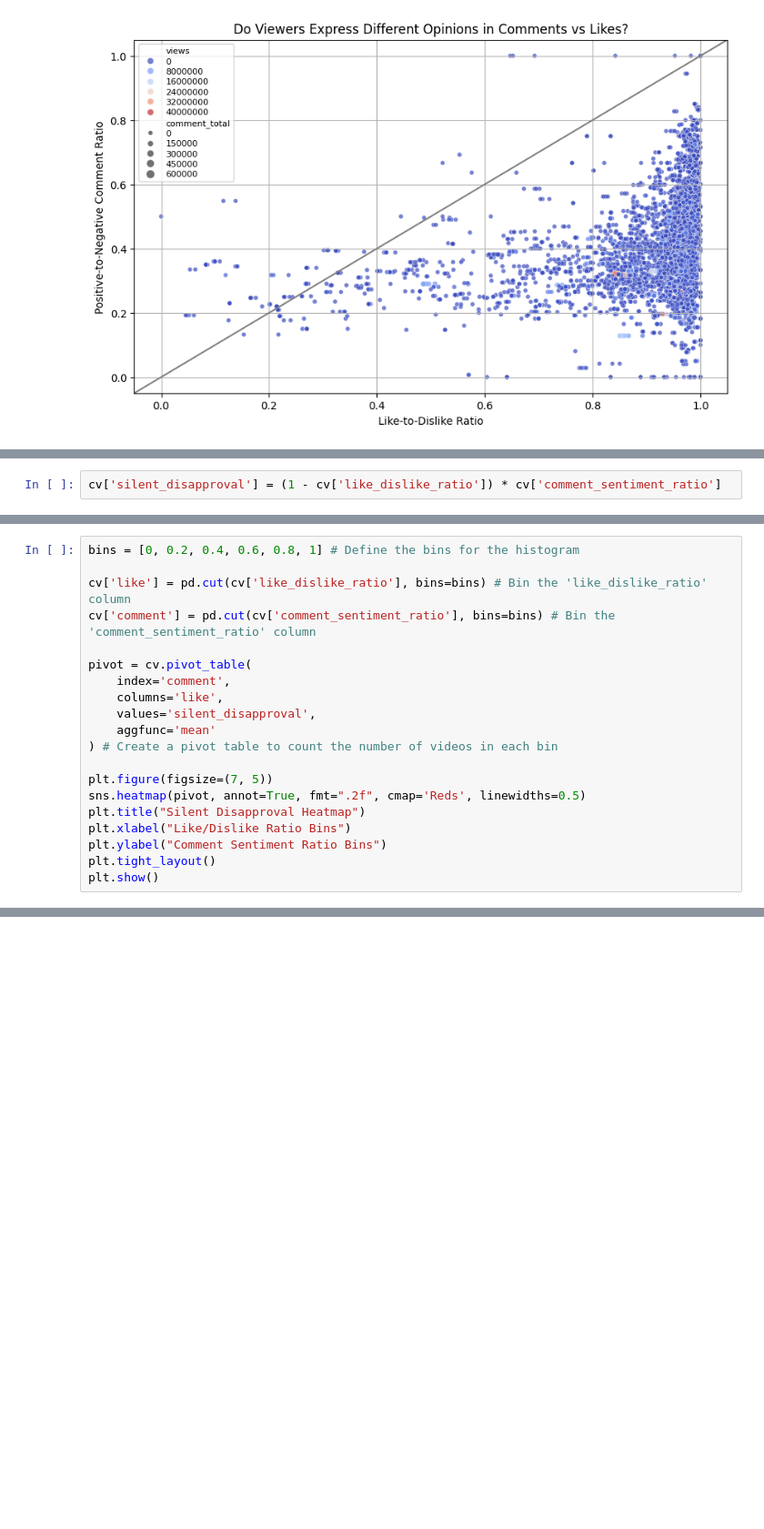
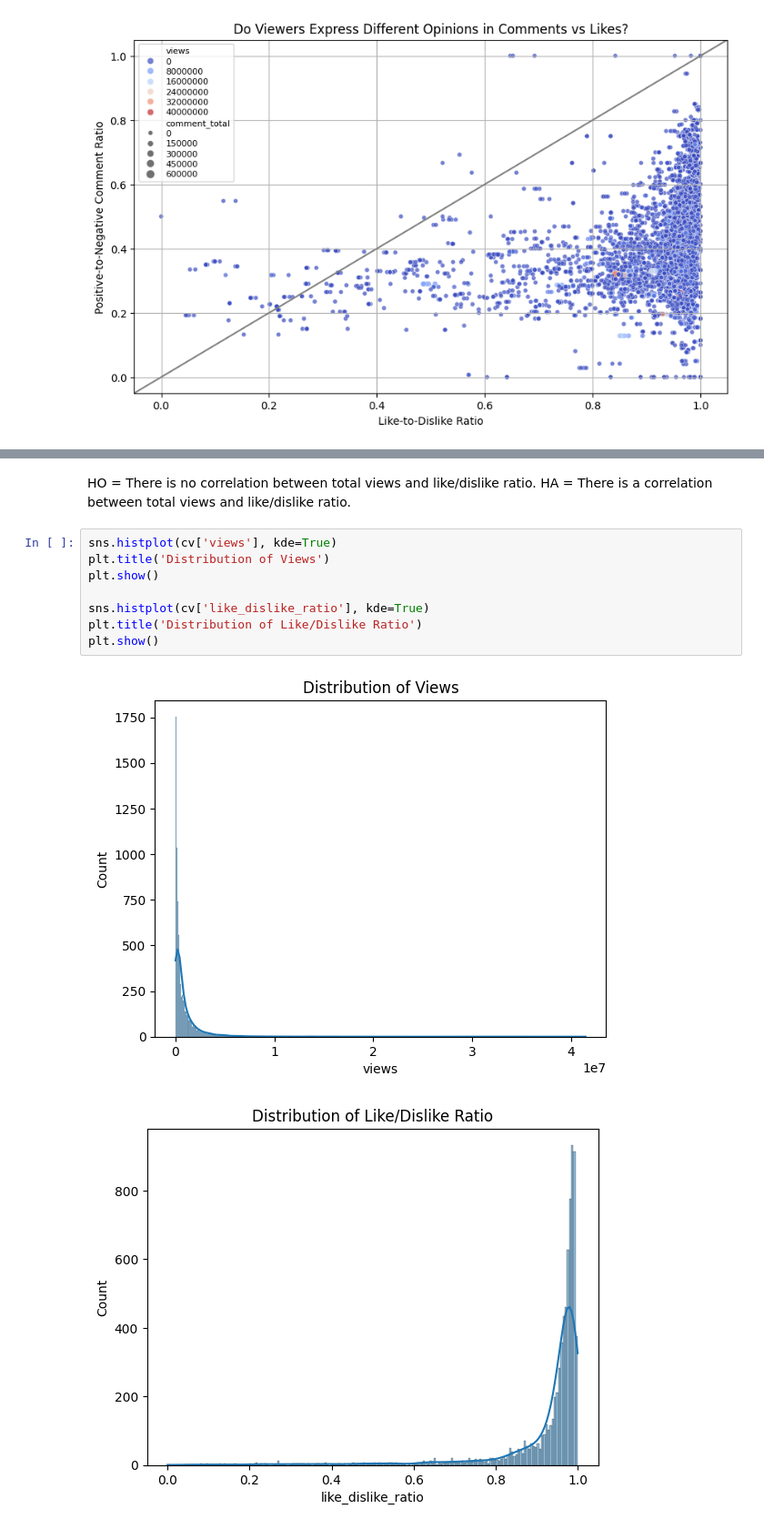
Before and after one commit to betanight/youtube_sentiment_analysis, a Jupyter notebook: notebooks/eda_analysis_jeel.ipynb, the cells around one changed output, grey strips where cells are left out. Shown at 91% size. Drawn from its saved outputs; the diff is of its cells as text; blank space fills up the shorter version.

```diff
--- a/notebooks/eda_analysis_jeel.ipynb
+++ b/notebooks/eda_analysis_jeel.ipynb
@@ -518,2 +500,0 @@ plt.show()
-# %%
-cv['silent_disapproval'] = (1 - cv['like_dislike_ratio']) * cv['comment_sentiment_ratio']
@@ -529,20 +500,0 @@ cv[['like_dislike_ratio', 'comment_sentiment_ratio']].head()
-# %%
-bins = [0, 0.2, 0.4, 0.6, 0.8, 1] # Define the bins for the histogram
-
-cv['like'] = pd.cut(cv['like_dislike_ratio'], bins=bins) # Bin the 'like_dislike_ratio' column
-cv['comment'] = pd.cut(cv['comment_sentiment_ratio'], bins=bins) # Bin the 'comment_sentiment_ratio' column
-
-pivot = cv.pivot_table(
-    index='comment',
-    columns='like',
-    values='silent_disapproval',
-    aggfunc='mean'
-) # Create a pivot table to count the number of videos in each bin
-
-plt.figure(figsize=(7, 5))
-sns.heatmap(pivot, annot=True, fmt=".2f", cmap='Reds', linewidths=0.5)
-plt.title("Silent Disapproval Heatmap")
-plt.xlabel("Like/Dislike Ratio Bins")
-plt.ylabel("Comment Sentiment Ratio Bins")
-plt.tight_layout()
-plt.show()
@@ -550,0 +505,14 @@ plt.show()
+# %% [markdown]
+HO = There is no correlation between total views and like/dislike ratio.
+HA = There is a correlation between total views and like/dislike ratio.
+# %%
+sns.histplot(cv['views'], kde=True)
+plt.title('Distribution of Views')
+plt.show()
+
+sns.histplot(cv['like_dislike_ratio'], kde=True)
+plt.title('Distribution of Like/Dislike Ratio')
+plt.show()
+# %% [output]
+[figure, added]
+[figure, added]
```
Also changed, not shown: parts of 10 cells of this notebook.
